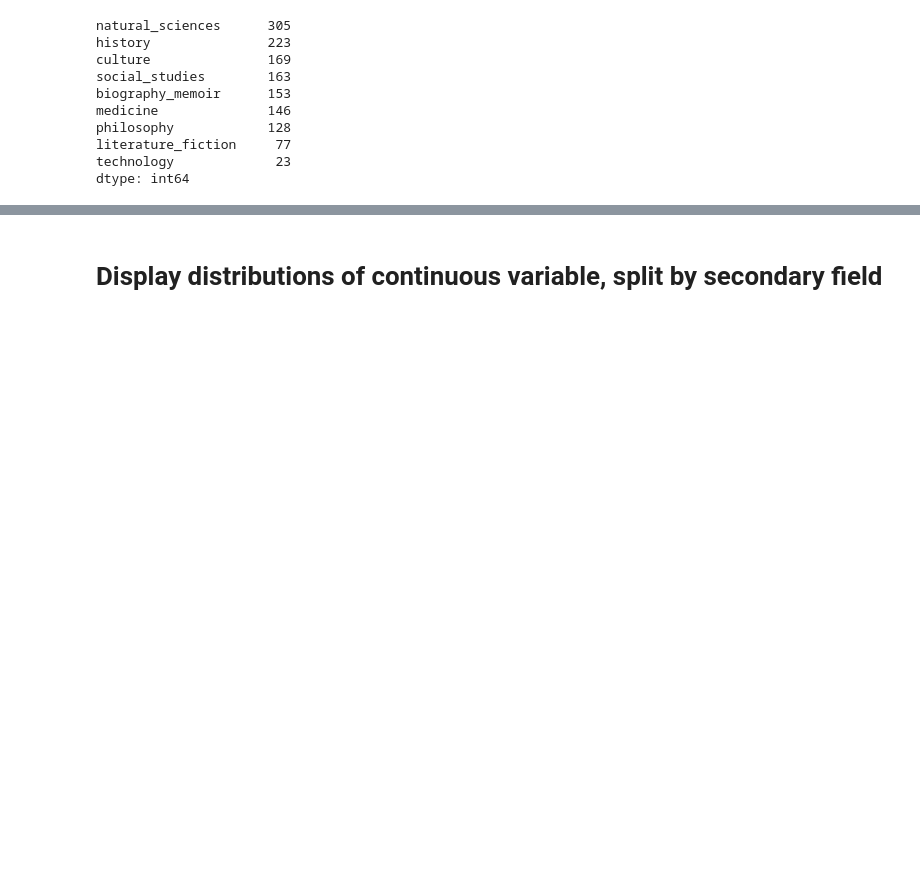
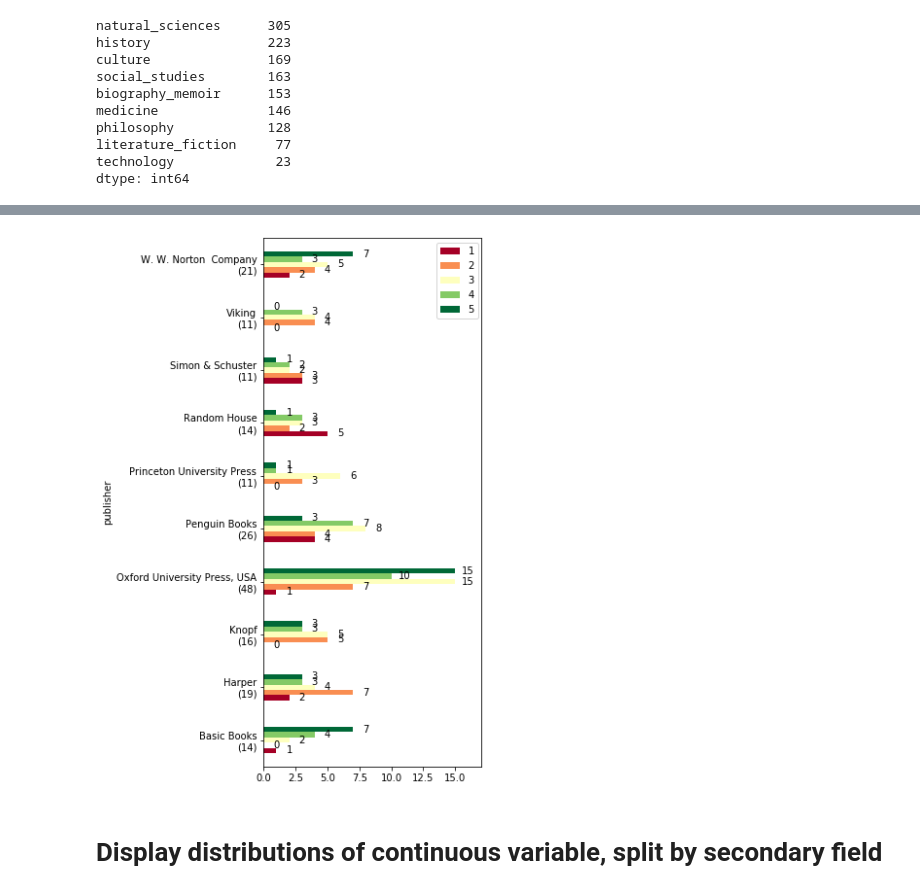
Before and after one commit to craig0a/utilities, a Jupyter notebook: Plotting_demos.ipynb, the cells around one changed output, grey strips where cells are left out. Saved outputs shown, nothing was run; the diff lists cells and outputs as text; code cells hidden in the pictures; blank space fills up the shorter version.

```diff
--- a/Plotting_demos.ipynb
+++ b/Plotting_demos.ipynb
@@ -64,3 +85,21 @@ data = data.join(labels)
+# %%
+    fig, ax = plt.subplots(1,1, figsize = (4,10))
+    df = data.groupby('publisher')['My Rating'].value_counts().loc[most_frequent_publishers]\
+        .unstack().sort_index(axis =1)
+    totals = df.sum(axis = 1)
+    df.plot.barh(ax = ax, cmap = 'RdYlGn')
+    ax.set_yticklabels([t.get_text()+'\n(%d)'%totals[t.get_text()] for t in ax.get_yticklabels()])
+    #ax.set_xscale('log')
+    for p in ax.patches:
+        ax.text(x =  p.get_width()+1,
+                y =  p.get_y()+p.get_height()/2,
+                s = '%d'%(p.get_width()),
+                va='center', ha='center')
+    ax.set_xlim(0, 17)
+    ax.legend(bbox_to_anchor=(1.01, 1))
+    fig.show()
+# %% [output]
+[figure, added]
 # %% [markdown]
 # Display distributions of continuous variable, split by secondary field
 # %%
```
Also changed, not shown: parts of 20 cells of this notebook, 1 other file.
